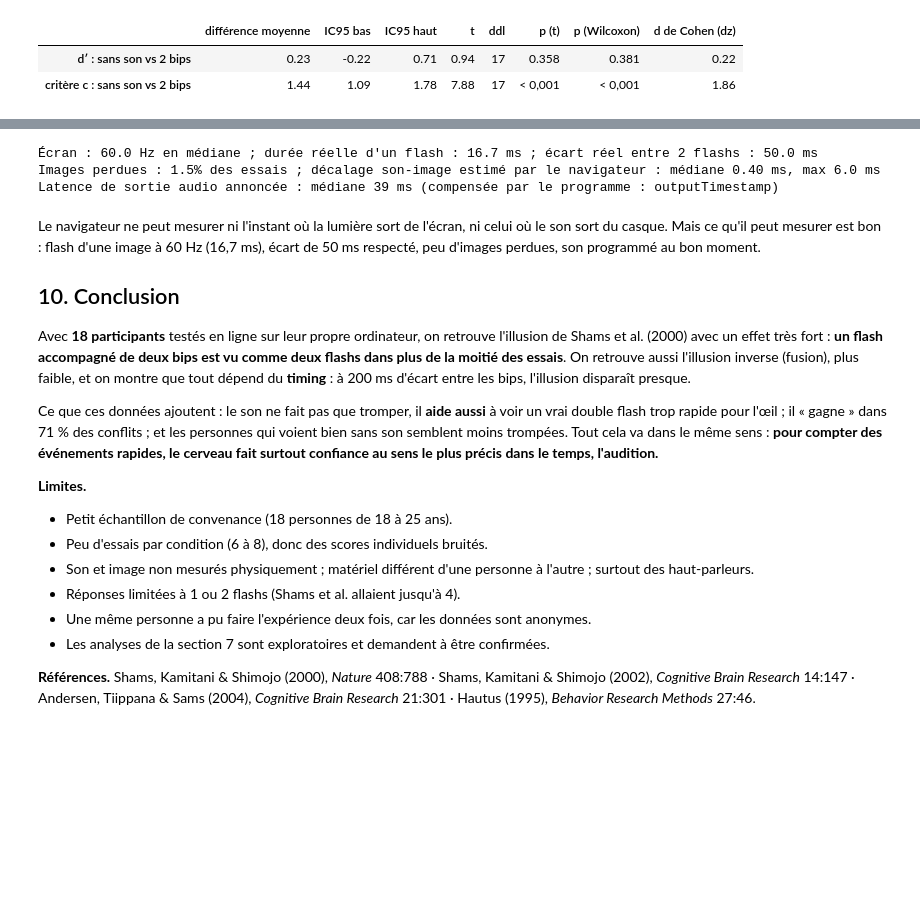
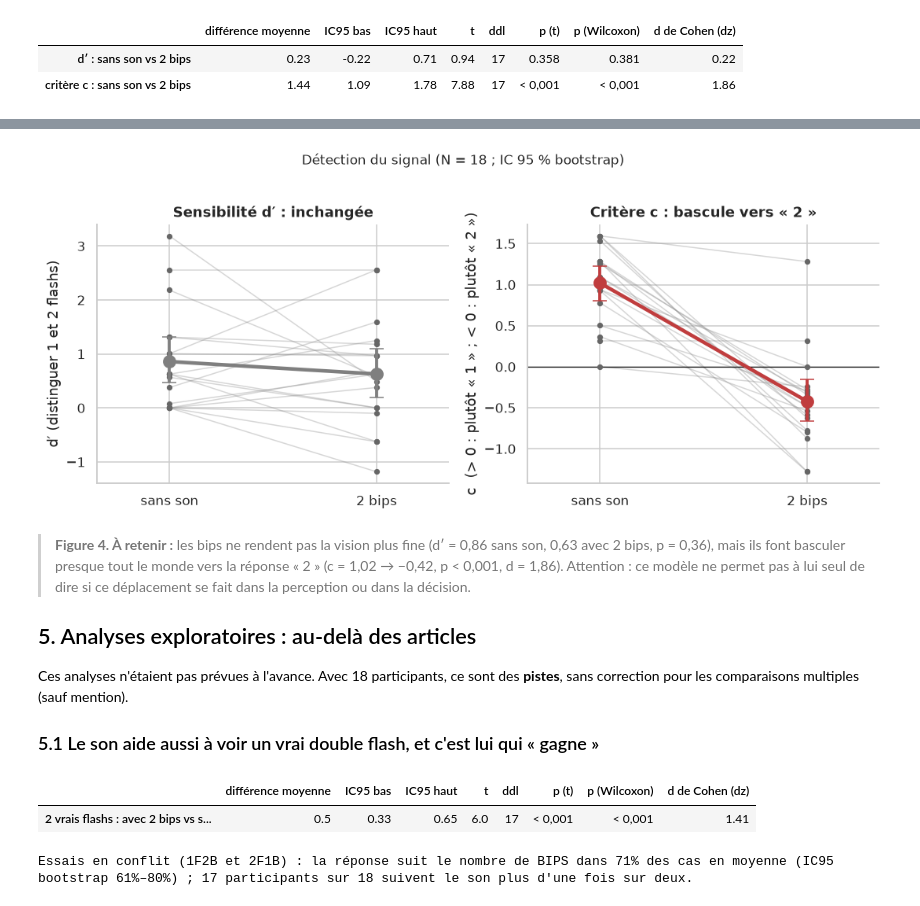
Before and after one commit to Dior278/flash-son-illusion, a Jupyter notebook: analysis/analysis.ipynb, the cells around one changed output, grey strips where cells are left out. Saved outputs shown, nothing was run; the diff lists cells and outputs as text; code cells hidden in the pictures; blank space fills up the shorter version.

```diff
--- a/analysis/analysis.ipynb
+++ b/analysis/analysis.ipynb
@@ -500,31 +390,33 @@ Avec les 24 sessions, H1, H3 et H5 restent nettes (p < 0,001). La fusion (H2) es
-# %%
-tim = main[main.participant.isin(kept)]
-print(f"Écran : {tim.refresh_hz.median():.1f} Hz en médiane ; durée réelle d'un flash : "
-      f"{tim.flash_dur_ms_actual.median():.1f} ms ; écart réel entre 2 flashs : {tim[tim.part=='core'].flash_soa_ms_actual.median():.1f} ms")
-print(f"Images perdues : {(tim.n_dropped_frames > 0).mean():.1%} des essais ; "
-      f"décalage son-image estimé par le navigateur : médiane {tim.av_offset_est_ms.abs().median():.2f} ms, "
-      f"max {tim.av_offset_est_ms.abs().max():.1f} ms")
-print(f"Latence de sortie audio annoncée : médiane {tim.output_latency_ms.median():.0f} ms "
-      f"(compensée par le programme : outputTimestamp)")
-# %% [output]
-Écran : 60.0 Hz en médiane ; durée réelle d'un flash : 16.7 ms ; écart réel entre 2 flashs : 50.0 ms
-Images perdues : 1.5% des essais ; décalage son-image estimé par le navigateur : médiane 0.40 ms, max 6.0 ms
-Latence de sortie audio annoncée : médiane 39 ms (compensée par le programme : outputTimestamp)
-# %% [markdown]
-Le navigateur ne peut mesurer ni l'instant où la lumière sort de l'écran, ni celui où le son sort du casque. Mais ce qu'il peut mesurer est bon : flash d'une image à 60 Hz (16,7 ms), écart de 50 ms respecté, peu d'images perdues, son programmé au bon moment.
-
-## 10. Conclusion
-
-Avec **18 participants** testés en ligne sur leur propre ordinateur, on retrouve l'illusion de Shams et al. (2000) avec un effet très fort : **un flash accompagné de deux bips est vu comme deux flashs dans plus de la moitié des essais**. On retrouve aussi l'illusion inverse (fusion), plus faible, et on montre que tout dépend du **timing** : à 200 ms d'écart entre les bips, l'illusion disparaît presque.
-
-Ce que ces données ajoutent : le son ne fait pas que tromper, il **aide aussi** à voir un vrai double flash trop rapide pour l'œil ; il « gagne » dans 71 % des conflits ; et les personnes qui voient bien sans son semblent moins trompées. Tout cela va dans le même sens : **pour compter des événements rapides, le cerveau fait surtout confiance au sens le plus précis dans le temps, l'audition.**
-
-**Limites.**
-- Petit échantillon de convenance (18 personnes de 18 à 25 ans).
-- Peu d'essais par condition (6 à 8), donc des scores individuels bruités.
-- Son et image non mesurés physiquement ; matériel différent d'une personne à l'autre ; surtout des haut-parleurs.
-- Réponses limitées à 1 ou 2 flashs (Shams et al. allaient jusqu'à 4).
-- Une même personne a pu faire l'expérience deux fois, car les données sont anonymes.
-- Les analyses de la section 7 sont exploratoires et demandent à être confirmées.
-
-**Références.** Shams, Kamitani & Shimojo (2000), *Nature* 408:788 · Shams, Kamitani & Shimojo (2002), *Cognitive Brain Research* 14:147 · Andersen, Tiippana & Sams (2004), *Cognitive Brain Research* 21:301 · Hautus (1995), *Behavior Research Methods* 27:46.
+# %%
+# Figure 4 : détection du signal
+fig, axes = plt.subplots(1, 2, figsize=(10, 4.2))
+slope_panel(axes[0], sd["d′ sans son"], sd["d′ 2 bips"], ["sans son", "2 bips"], COL["neutre"],
+            "Sensibilité d′ : inchangée", "d′ (distinguer 1 et 2 flashs)", pct=False)
+slope_panel(axes[1], sd["c sans son"], sd["c 2 bips"], ["sans son", "2 bips"], COL["illusion"],
+            "Critère c : bascule vers « 2 »", "c  (> 0 : plutôt « 1 » ; < 0 : plutôt « 2 »)", pct=False)
+axes[1].axhline(0, color="k", lw=0.8)
+fig.suptitle(f"Détection du signal (N = {N} ; IC 95 % bootstrap)", y=1.02, fontsize=11)
+plt.tight_layout(); save(fig, "fig04_detection_signal")
+# %% [output]
+[figure, added]
+# %% [markdown]
+> **Figure 4. À retenir :** les bips ne rendent pas la vision plus fine (d′ = 0,86 sans son, 0,63 avec 2 bips, p = 0,36), mais ils font basculer presque tout le monde vers la réponse « 2 » (c = 1,02 → −0,42, p < 0,001, d = 1,86). Attention : ce modèle ne permet pas à lui seul de dire si ce déplacement se fait dans la perception ou dans la décision.
+
+## 5. Analyses exploratoires : au-delà des articles
+
+Ces analyses n'étaient pas prévues à l'avance. Avec 18 participants, ce sont des **pistes**, sans correction pour les comparaisons multiples (sauf mention).
+
+### 5.1 Le son aide aussi à voir un vrai double flash, et c'est lui qui « gagne »
+# %%
+display(fmt(pd.DataFrame([compare(P["2F2B"], P["2F0B"], "2 vrais flashs : avec 2 bips vs sans son", "two-sided")])))
+conflict = d[d.condition.isin(["1F2B", "2F1B"])].copy()
+conflict["suit_son"] = (conflict.response == conflict.n_beeps).astype(int)
+suit = conflict.groupby("participant").suit_son.mean()
+lo, hi = boot_ci(suit)
+print(f"Essais en conflit (1F2B et 2F1B) : la réponse suit le nombre de BIPS dans "
+      f"{suit.mean():.0%} des cas en moyenne (IC95 bootstrap {lo:.0%}–{hi:.0%}) ; "
+      f"{(suit > 0.5).sum()} participants sur {N} suivent le son plus d'une fois sur deux.")
+# %% [output]
+|  | différence moyenne | IC95 bas | IC95 haut | t | ddl | p (t) | p (Wilcoxon) | d de Cohen (dz) |
+| 2 vrais flashs : avec 2 bips vs s... | 0.5 | 0.33 | 0.65 | 6.0 | 17 | < 0,001 | < 0,001 | 1.41 |
+Essais en conflit (1F2B et 2F1B) : la réponse suit le nombre de BIPS dans 71% des cas en moyenne (IC95 bootstrap 61%–80%) ; 17 participants sur 18 suivent le son plus d'une fois sur deux.
```
Also changed, not shown: parts of 53 cells of this notebook, 15 other files.
